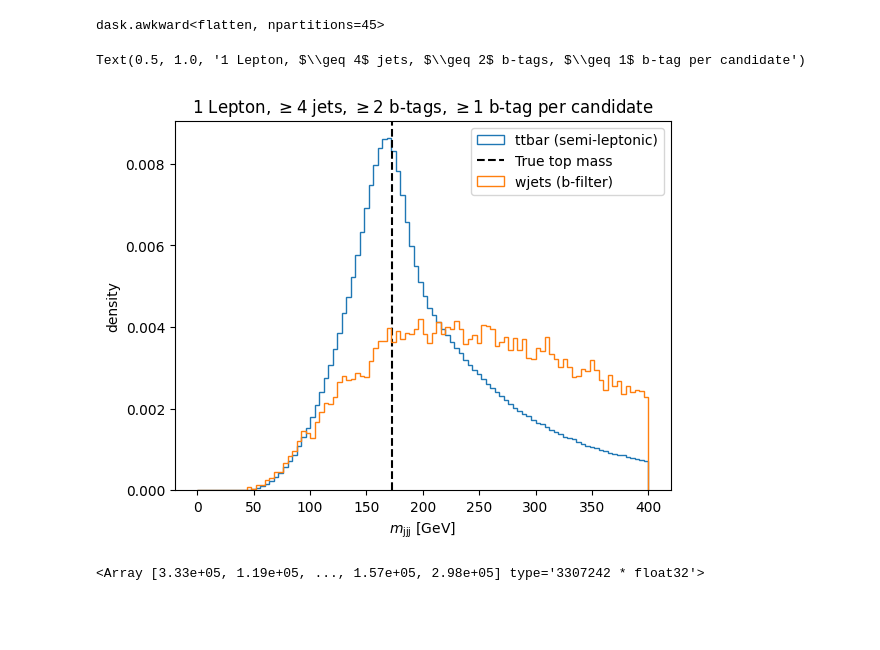
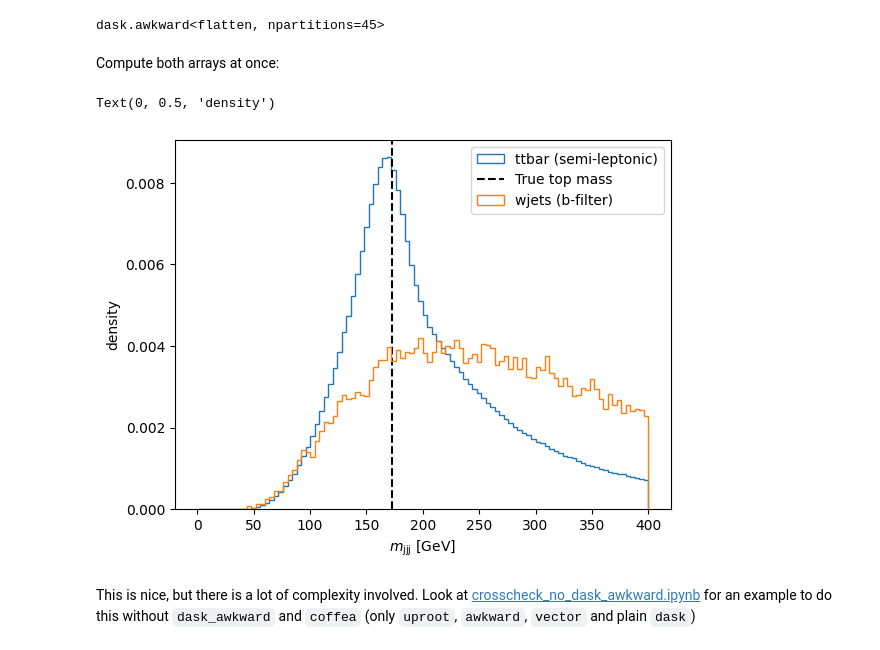
Before and after one commit to gcp4hep/analysis-code, a Jupyter notebook: notebooks/agc_like_ttbar_reco.ipynb, the cells around one changed output. Cells and saved outputs as stored; diff of their text form; code cells hidden in the pictures; blank space fills up the shorter version.

Commit message:
finished notes on dask awkward example

```diff
--- a/notebooks/agc_like_ttbar_reco.ipynb
+++ b/notebooks/agc_like_ttbar_reco.ipynb
@@ -303,20 +392,19 @@ darray_wenu = mjjj(selection(events_wenu).Jets)
 darray_wenu
 # %% [output]
 dask.awkward<flatten, npartitions=45>
+# %% [markdown]
+Compute both arrays at once:
 # %%
 array_ttbar, array_wenu = dask.compute(darray_ttbar, darray_wenu)
 # %%
 plt.hist(array_ttbar.to_numpy() / GeV, bins=100, range=(0, 400), histtype="step", label="ttbar (semi-leptonic)", density=True);
 plt.axvline(172.76, linestyle="--", color="black", label="True top mass")
 plt.hist(array_wenu.to_numpy() / GeV, bins=100, range=(0, 400), histtype="step", label="wjets (b-filter)", density=True);
 plt.legend()
 plt.xlabel(r"$m_\mathrm{jjj}$ [GeV]")
 plt.ylabel("density")
-plt.title("1 Lepton, $\geq 4$ jets, $\geq 2$ b-tags, $\geq 1$ b-tag per candidate")
 # %% [output]
-Text(0.5, 1.0, '1 Lepton, $\\geq 4$ jets, $\\geq 2$ b-tags, $\\geq 1$ b-tag per candidate')
+Text(0, 0.5, 'density')
-[figure, old version]
+[figure, new version]
-# %%
-array_ttbar
-# %% [output]
-<Array [3.33e+05, 1.19e+05, ..., 1.57e+05, 2.98e+05] type='3307242 * float32'>
+# %% [markdown]
+This is nice, but there is a lot of complexity involved. Look at [crosscheck_no_dask_awkward.ipynb](crosscheck_no_dask_awkward.ipynb) for an example to do this without `dask_awkward` and `coffea` (only `uproot`, `awkward`, `vector` and plain `dask`)
```
Also changed, not shown: parts of 48 cells of this notebook, 4 other files.
